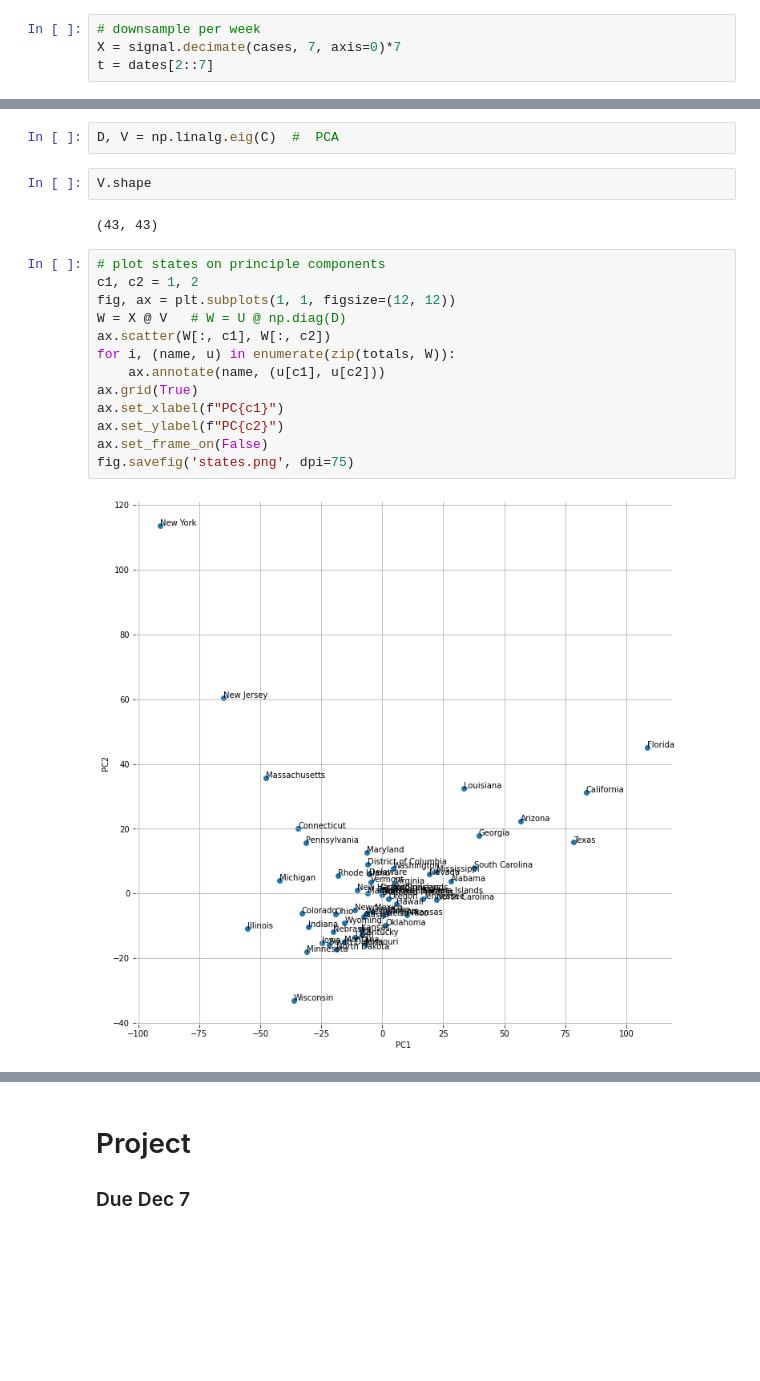
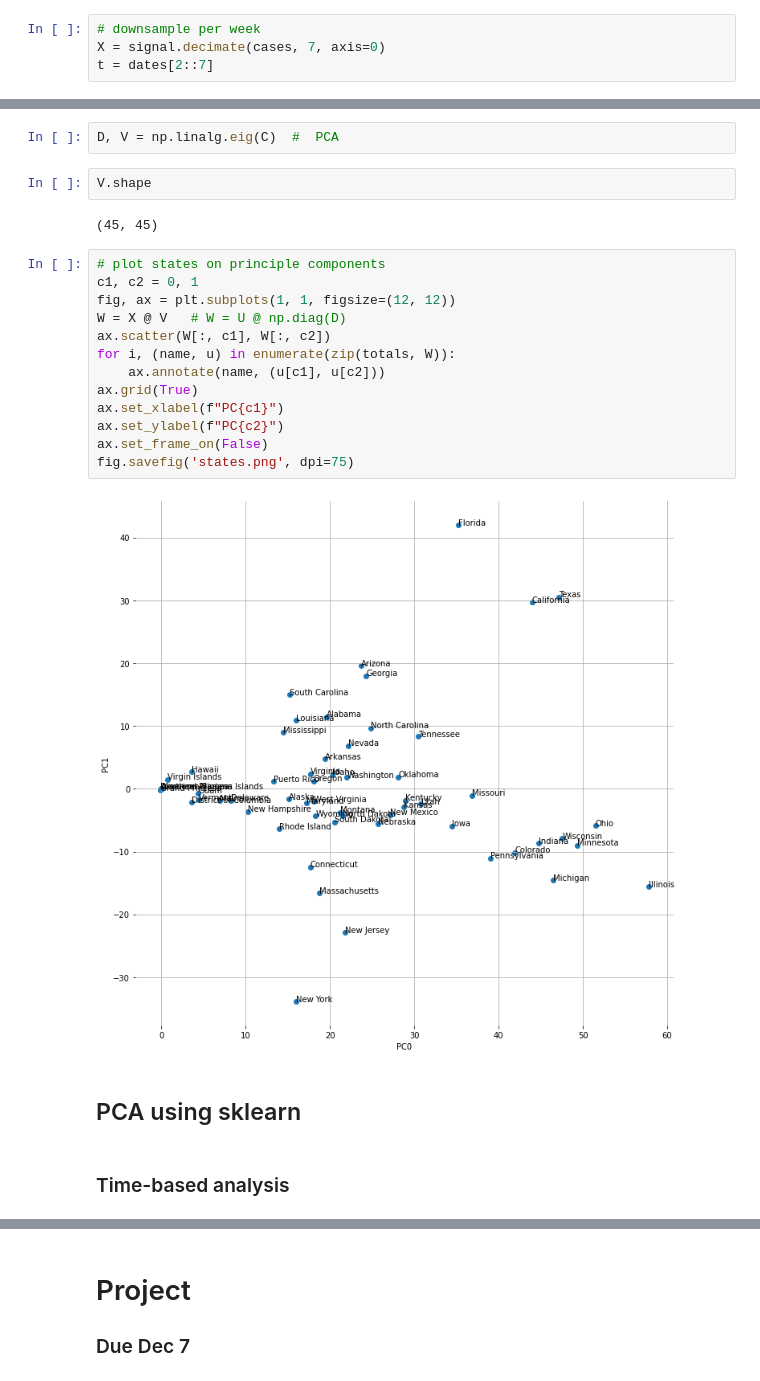
Before and after one commit to MSDS6331/Machine-Learning, a Jupyter notebook: notebooks/Dimensionality-Reduction-with-PCA.ipynb, the cells around one changed output, grey strips where cells are left out. Drawn from its saved outputs; the diff is of its cells as text; blank space fills up the shorter version.

Commit message:
add sklearn PCA to the DimensionalityReduction notebook

```diff
--- a/notebooks/Dimensionality-Reduction-with-PCA.ipynb
+++ b/notebooks/Dimensionality-Reduction-with-PCA.ipynb
@@ -31,6 +31,6 @@ ax.set_frame_on(False)
 # %%
 # downsample per week
-X = signal.decimate(cases, 7, axis=0)*7
+X = signal.decimate(cases, 7, axis=0)
 t = dates[2::7]
 # %%
 fig, ax = plt.subplots(1, 1, figsize=(12,4))
@@ -171,19 +171,23 @@ D, V = np.linalg.eig(C)  #  PCA
 # %%
 V.shape
 # %% [output]
-(43, 43)
+(45, 45)
 # %%
 # plot states on principle components
-c1, c2 = 1, 2
+c1, c2 = 0, 1
 fig, ax = plt.subplots(1, 1, figsize=(12, 12))
 W = X @ V   # W = U @ np.diag(D)
 ax.scatter(W[:, c1], W[:, c2])
 for i, (name, u) in enumerate(zip(totals, W)):
     ax.annotate(name, (u[c1], u[c2]))
 ax.grid(True)
 ax.set_xlabel(f"PC{c1}")
 ax.set_ylabel(f"PC{c2}")
 ax.set_frame_on(False)
 fig.savefig('states.png', dpi=75)
 # %% [output]
-[figure, old version]
+[figure, new version]
+# %% [markdown]
+## PCA using sklearn
+# %% [markdown]
+### Time-based analysis
```
Also changed, not shown: parts of 25 cells of this notebook.
